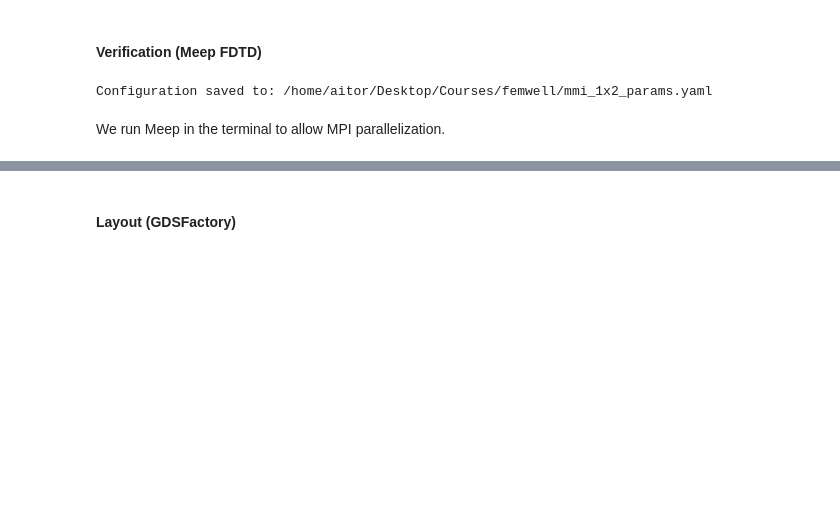
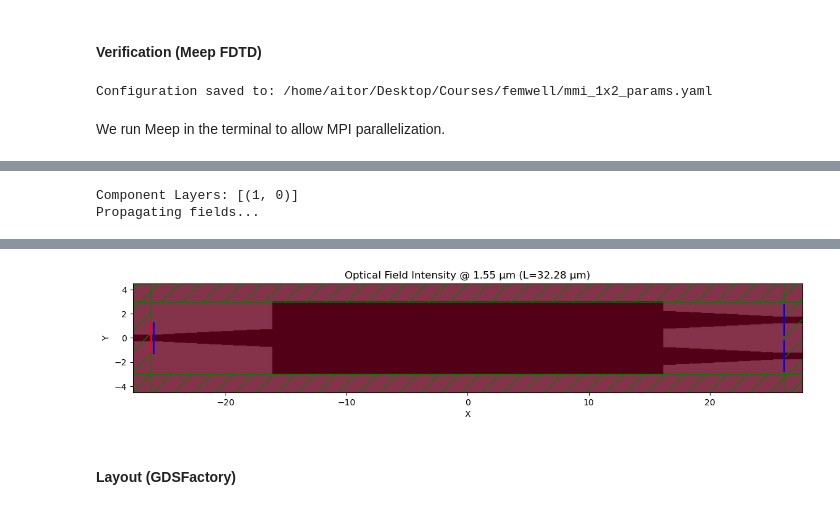
Before and after one commit to pomorigio/playing_with_photonics, a Jupyter notebook: 4_multimode_interferometer.ipynb, the cells around one changed output, grey strips where cells are left out. Saved outputs shown, nothing was run; the diff lists cells and outputs as text; code cells hidden in the pictures; blank space fills up the shorter version.

```diff
--- a/4_multimode_interferometer.ipynb
+++ b/4_multimode_interferometer.ipynb
@@ -111,7 +130,7 @@ config = {
     # Runner Params
     "neff": float(modes_neffs[0]),    # From your Femwell calculation (~2.85)
     "n_clad": n_clad,
-    "resolution": 30,             # Pixels per micron
+    "resolution": 20,             # Pixels per micron
 
     # Component Params (Must match MMI1x2Twin.__init__)
     "width_mmi": target_width,
@@ -320,0 +168,11 @@ plot_spectra(wvl=wvl, transmissions=transmission, title="1x2 MMI", db_unit=True,
+# %%
+# Instantiate your class as before
+width_taper = 1.5 # Standard width for the taper 'mouth'
+length_taper = 10.0 # Standard adiabatic taper length
+mmi_twin = MMI1x2Twin(width_mmi=target_width,
+                      length_mmi=designed_length,
+                      width_taper=width_taper,
+                      length_taper=length_taper)
+
+# EXTRACT the raw component (Standard Engine needs a gf.Component, not a Twin wrapper)
+mmi_1x2 = mmi_twin.get_component()
@@ -320,0 +251,39 @@ plot_spectra(wvl=wvl, transmissions=transmission, title="1x2 MMI", db_unit=True,
+# %%
+# 1. Check what layer your component is actually on
+print(f"Component Layers: {mmi_1x2.layers}")
+# Likely returns something like: [(1, 0)]
+
+# 2. Update the map to use the TUPLE as the key
+# (Replace (1,0) with whatever printed above if it's different)
+material_map_fixed = {
+    (1, 0): 3.47,        # <--- The Fix: Tuple Key for Silicon
+    "core": 3.47,        # Keep string backups just in case
+    "clad": 1.444,
+}
+
+sim_dict = gm.get_simulation(
+    mmi_1x2,
+    resolution=20,
+    port_source_name="o1",  # Excite input port
+    material_name_to_meep=material_map,
+    wavelength_start=1.55,     # Single wavelength for visualization
+    wavelength_stop=1.55,
+    wavelength_points=1,
+    port_margin=1.0
+)
+
+sim = sim_dict["sim"]
+
+# 2. Run the simulation
+# Time = Distance * Index.
+# ~40um length * 3.5 index ≈ 140 time units. We run to 200 to be safe.
+print("Propagating fields...")
+sim.run(until=200)
+
+# 3. Visualize
+plt.figure(figsize=(14, 6))
+# Plot Ey (Transverse Electric field)
+sim.plot2D(fields=mp.Ey, plot_sources=True, plot_monitors=True)
+plt.title(f"Optical Field Intensity @ 1.55 µm (L={designed_length:.2f} µm)")
+plt.show()
+# %% [output]
@@ -320,0 +291,2 @@ plot_spectra(wvl=wvl, transmissions=transmission, title="1x2 MMI", db_unit=True,
+Component Layers: [(1, 0)]
+Propagating fields...
@@ -321,2 +295,3 @@ plot_spectra(wvl=wvl, transmissions=transmission, title="1x2 MMI", db_unit=True,
+[figure, added]
 # %% [markdown]
 #### Layout (GDSFactory)
```
Also changed, not shown: parts of 27 cells of this notebook, 19 other files.
